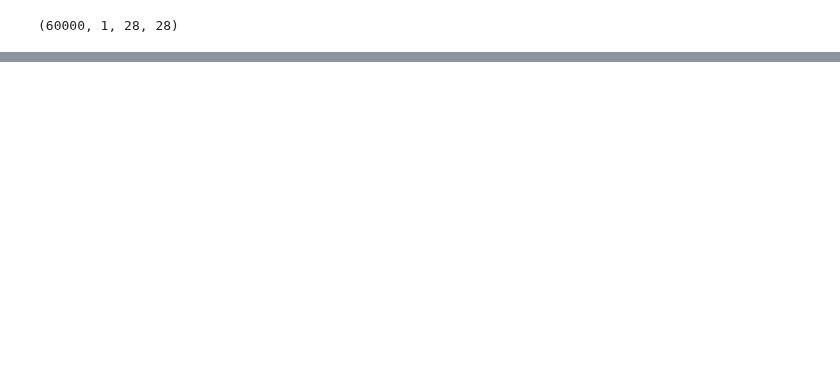
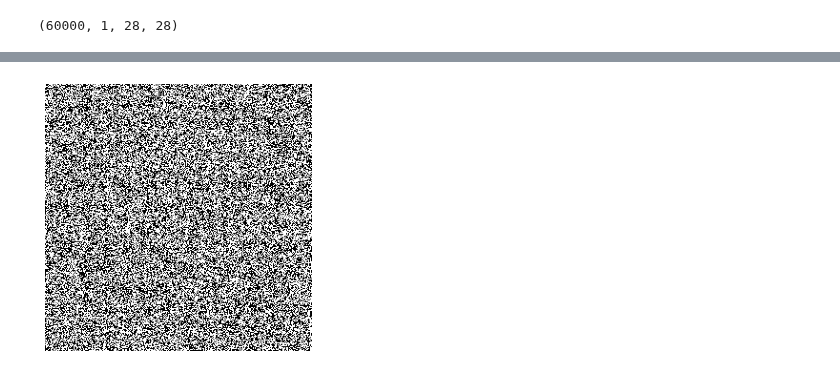
Before and after one commit to durml91/MMath-Project, a Jupyter notebook: Basic_diffusion.ipynb, the cells around one changed output, grey strips where cells are left out. Drawn from its saved outputs; the diff is of its cells as text; code cells hidden in the pictures; blank space fills up the shorter version.

```diff
--- a/Basic_diffusion.ipynb
+++ b/Basic_diffusion.ipynb
@@ -760,0 +826,5 @@ KeyboardInterrupt: ignored
+# %%
+t = jr.randint(rng, (3,), 0,5)
+y = data[0]
+eg = score_model(t,y)
+eg.shape
@@ -760,0 +837,2 @@ KeyboardInterrupt: ignored
+# %%
+_, beta = jax.jvp(beta_t, (t,), (jnp.ones_like(t),))
@@ -760,0 +949,26 @@ KeyboardInterrupt: ignored
+# %%
+@eqx.filter_jit
+def single_sample_fn(model, beta_t, data_shape, dt0, t1, key):
+    def drift(t, y, args):
+        _, beta = jax.jvp(beta_t, (t,), (jnp.ones_like(t),))
+        #beta = beta_t(1)*jnp.ones_like(t)
+        print(t.shape)
+        drif = -0.5 * beta * (y + model(t, y))
+        print(drif.shape)
+        return drif
+
+    term = dfx.ODETerm(drift)
+    solver = dfx.Tsit5()
+    t0 = 0
+    y1 = jr.normal(key, data_shape)
+    # reverse time, solve from t1 to t0
+    sol = dfx.diffeqsolve(term, solver, t1, t0, -dt0, y1, adjoint=dfx.NoAdjoint(), max_steps = 2)
+    return sol.ys[0]
+# %%
+(sample_key,) = jr.split(rng, 1)
+sample_key = jr.split(sample_key, sample_size**2) #so we produce 100 samples in total i.e. 10x10
+sample_fn = ft.partial(single_sample_fn, score_model, beta_t, data_shape, dt0, t1)
+sample = jax.vmap(sample_fn)(sample_key)
+sample = data_mean + data_std * sample
+sample = jnp.clip(sample, data_min, data_max)
+sample = einops.rearrange(sample, "(n1 n2) 1 h w -> (n1 h) (n2 w)", n1=sample_size, n2=sample_size)
@@ -760,0 +991,7 @@ KeyboardInterrupt: ignored
+# %%
+plt.imshow(sample, cmap="Greys")
+plt.axis("off")
+plt.tight_layout()
+plt.show()
+# %% [output]
+[figure, added]
```
Also changed, not shown: parts of 63 cells of this notebook.
